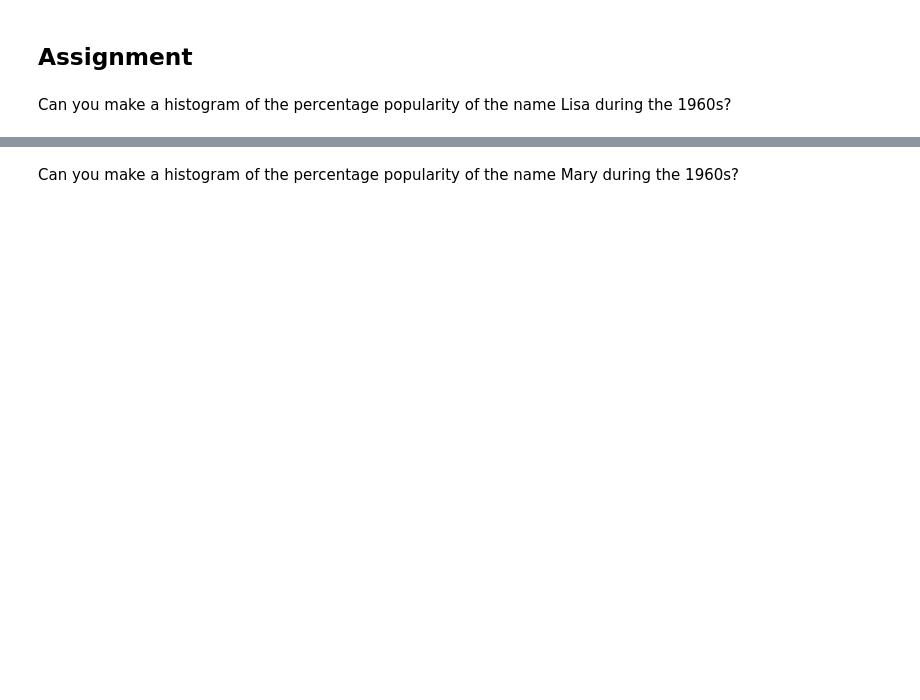
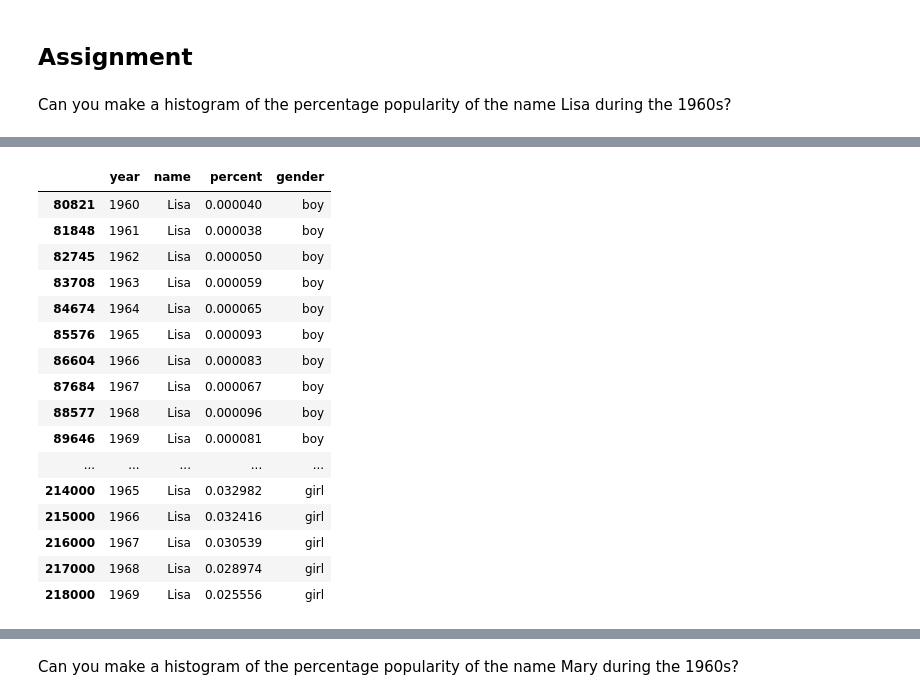
Before and after one commit to mburakerkn/Intro-to-Astro2024, a Jupyter notebook: Week2_Python_Packages/pandas_tutorial.ipynb, the cells around one changed output, grey strips where cells are left out. Saved outputs shown, nothing was run; the diff lists cells and outputs as text; code cells hidden in the pictures; blank space fills up the shorter version.

```diff
--- a/Week2_Python_Packages/pandas_tutorial.ipynb
+++ b/Week2_Python_Packages/pandas_tutorial.ipynb
@@ -141,0 +229,21 @@ Can you make a histogram of the percentage popularity of the name Lisa during th
+# %%
+sub = names_df.loc[(years >= 1960) & (years < 1970) & (names_df['name'] == 'Lisa')]
+sub
+# %% [output]
+|  | year | name | percent | gender |
+| 80821 | 1960 | Lisa | 0.000040 | boy |
+| 81848 | 1961 | Lisa | 0.000038 | boy |
+| 82745 | 1962 | Lisa | 0.000050 | boy |
+| 83708 | 1963 | Lisa | 0.000059 | boy |
+| 84674 | 1964 | Lisa | 0.000065 | boy |
+| 85576 | 1965 | Lisa | 0.000093 | boy |
+| 86604 | 1966 | Lisa | 0.000083 | boy |
+| 87684 | 1967 | Lisa | 0.000067 | boy |
+| 88577 | 1968 | Lisa | 0.000096 | boy |
+| 89646 | 1969 | Lisa | 0.000081 | boy |
+| ... | ... | ... | ... | ... |
+| 214000 | 1965 | Lisa | 0.032982 | girl |
+| 215000 | 1966 | Lisa | 0.032416 | girl |
+| 216000 | 1967 | Lisa | 0.030539 | girl |
+| 217000 | 1968 | Lisa | 0.028974 | girl |
+| 218000 | 1969 | Lisa | 0.025556 | girl |
```
Also changed, not shown: parts of 27 cells of this notebook, 4 other files.
